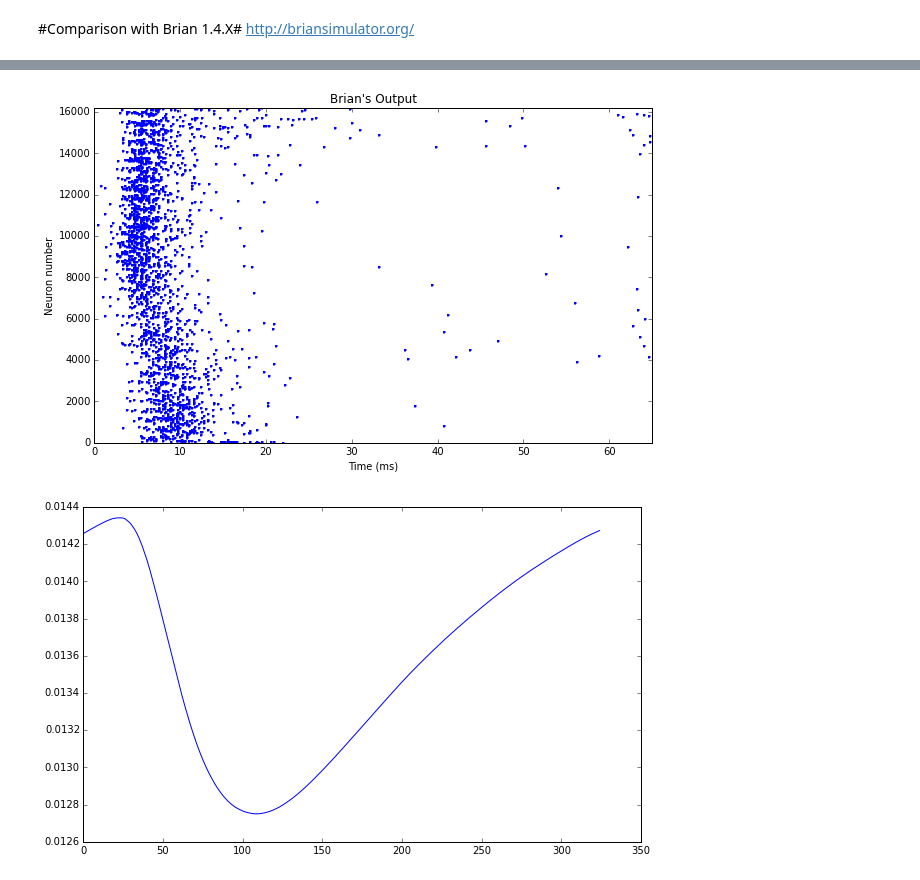
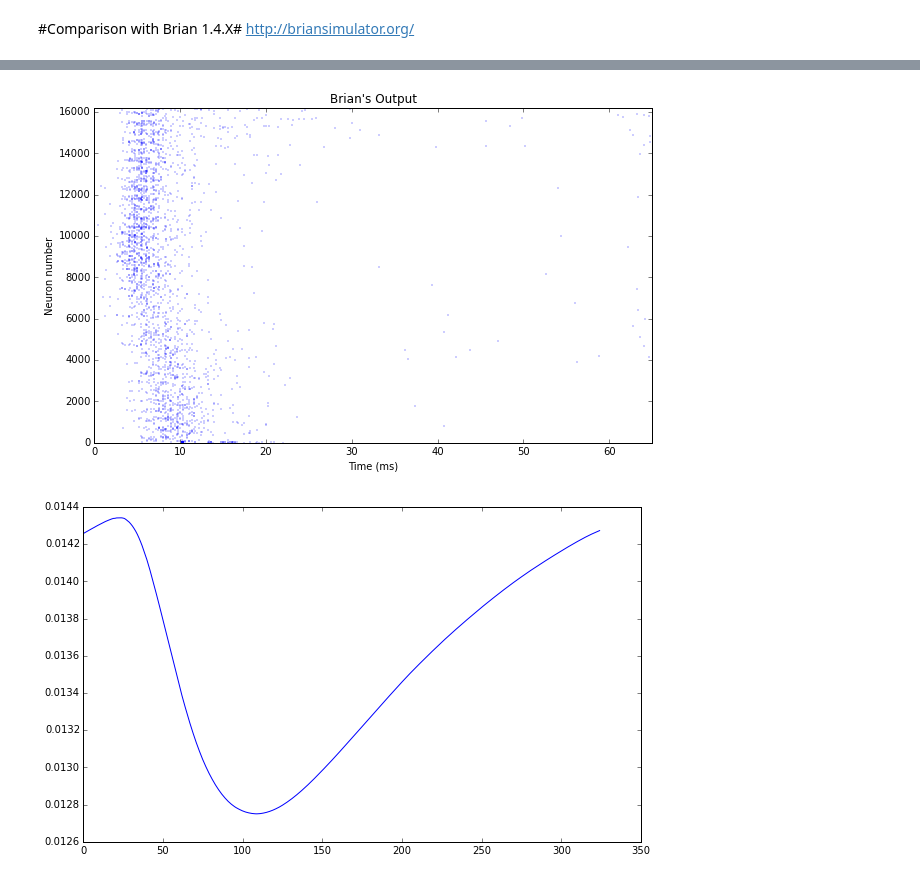
Before and after one commit to ricardodeazambuja/Bee, a Jupyter notebook: BEE_Simulator_DEVELOPMENT.ipynb, the cells around one changed output, grey strips where cells are left out. Cells and saved outputs as stored; diff of their text form; code cells hidden in the pictures.

```diff
--- a/BEE_Simulator_DEVELOPMENT.ipynb
+++ b/BEE_Simulator_DEVELOPMENT.ipynb
@@ -4258,12 +4257,12 @@ Simulation time: 4.78621983528
 # %%
 plt.figure()
-brian.raster_plot(OutputMonitor)
+brian.raster_plot(OutputMonitor, markersize=2)
 plt.title("Brian's Output")
 plt.xlim(0,number_of_steps*my_STEP)
 plt.ylim(0,NofN)
 plt.show()
 # %% [output]
-[figure, old version]
+[figure, new version]
 # %%
 plt.figure();
 plt.plot(voltages_brian);
```
Also changed, not shown: parts of 10 cells of this notebook, 1 other file.
